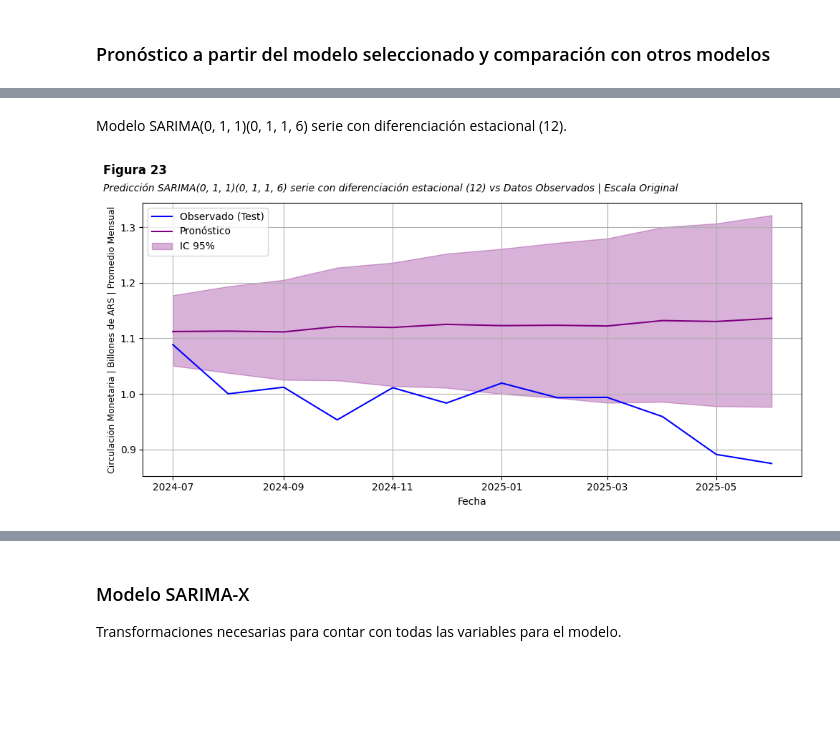
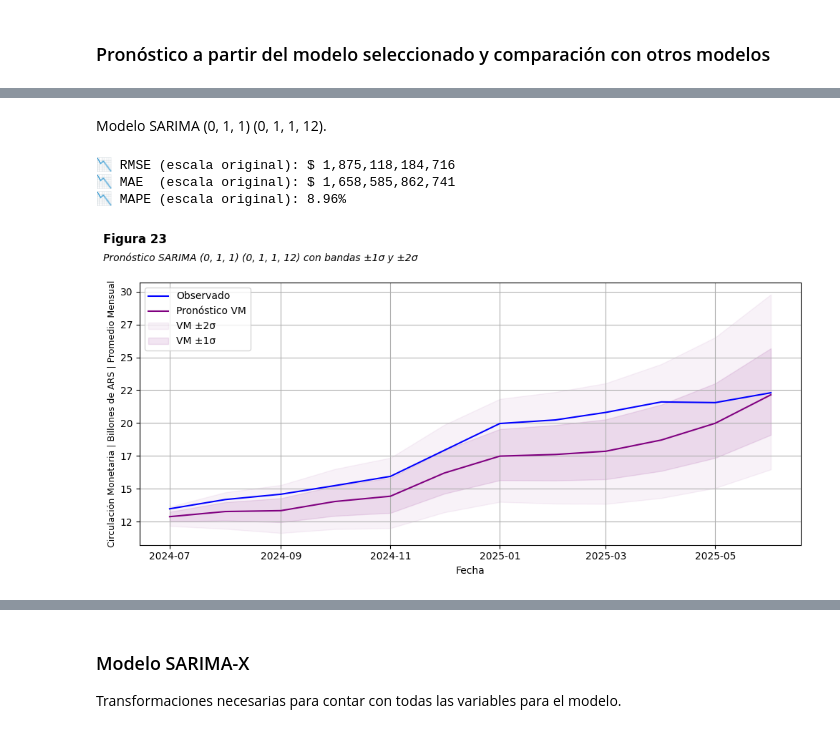
Before and after one commit to georgsmeinung/ast-tp, a Jupyter notebook: AST_TP1_Cancelas_Filipuzzi_Gallardo_Nicolau.ipynb, the cells around one changed output, grey strips where cells are left out. Drawn from its saved outputs; the diff is of its cells as text; code cells hidden in the pictures; blank space fills up the shorter version.

```diff
--- a/AST_TP1_Cancelas_Filipuzzi_Gallardo_Nicolau.ipynb
+++ b/AST_TP1_Cancelas_Filipuzzi_Gallardo_Nicolau.ipynb
@@ -814,8 +810,8 @@ Modelo SARIMA con estacionalidad de 12 meses sobre la serie logarítmica con dif
 # %%
 modelo2 = sm.tsa.SARIMAX(
-    train_12,
+    train,
     order=(0, 1, 1),
-    seasonal_order=(0, 1, 1, 6),
+    seasonal_order=(0, 1, 1, 12),
     enforce_stationarity=False,
     enforce_invertibility=False
 )
@@ -926,3 +922,6 @@ plt.show()
 # %% [markdown]
 ### Pronóstico a partir del modelo seleccionado y comparación con otros modelos
+# %%
+n_test = len(test)
+test_original = np.exp(test)
 # %% [markdown]
@@ -959,34 +979,55 @@ plt.show()
 # %% [markdown]
-Modelo SARIMA(0, 1, 1)(0, 1, 1, 6) serie con diferenciación estacional (12).
+Modelo SARIMA (0, 1, 1) (0, 1, 1, 12).
 # %%
-pred_12 = resultado_12.get_forecast(steps=n_test_12)
+pred_12 = resultado_12.get_forecast(steps=n_test)
 pred_mean_log_12 = pred_12.predicted_mean
+pred_std_log_12 = pred_12.se_mean
 pred_ci_log_12 = pred_12.conf_int()
 
 pred_mean_12 = np.exp(pred_mean_log_12)
 pred_ci_12 = np.exp(pred_ci_log_12)
-test_original_12 = np.exp(test_12)
 
-rmse_12 = np.sqrt(mean_squared_error(test_original_12, pred_mean_12))
-mae_12 = mean_absolute_error(test_original_12, pred_mean_12)
-mape_12 = np.mean(np.abs((test_original_12 - pred_mean_12) / test_original_12)) * 100
+pred_upper_1sd = np.exp(pred_mean_log_12 + pred_std_log_12)
+pred_lower_1sd = np.exp(pred_mean_log_12 - pred_std_log_12)
+pred_upper_2sd = np.exp(pred_mean_log_12 + 2 * pred_std_log_12)
+pred_lower_2sd = np.exp(pred_mean_log_12 - 2 * pred_std_log_12)
+# %%
+mse_12 = mean_squared_error(test_original, pred_mean_12)
+rmse_12 = np.sqrt(mse_12)
+mae_12 = mean_absolute_error(test_original, pred_mean_12)
+mape_12 = np.mean(np.abs((test_original - pred_mean_12) / test_original)) * 100
+
+print(f"📉 RMSE (escala original): $ {rmse_12:,.0f}")
+print(f"📉 MAE  (escala original): $ {mae_12:,.0f}")
+print(f"📉 MAPE (escala original): {mape_12:.2f}%")
+# %% [output]
+📉 RMSE (escala original): $ 1,875,118,184,716
+📉 MAE  (escala original): $ 1,658,585,862,741
+📉 MAPE (escala original): 8.96%
 # %%
 fig = plt.figure(figsize=(10, 5))
-plt.plot(test_original_12.index, test_original_12, label='Observado (Test)', color='blue')
-plt.plot(test_original_12.index, pred_mean_12, label='Pronóstico', color='purple')
-plt.fill_between(test_original_12.index, pred_ci_12.iloc[:, 0], pred_ci_12.iloc[:, 1],
-                 color='purple', alpha=0.3, label='IC 95%')
+ax = fig.add_subplot(111)
+
+ax.plot(test_original.index, test_original, label='Observado', color='blue')
+ax.plot(pred_mean_12.index, pred_mean_12, label='Pronóstico VM', color='purple')
+ax.fill_between(test_original.index, pred_lower_2sd, pred_upper_2sd,
+                color='purple', alpha=0.05, label='VM ±2σ')
+ax.fill_between(test_original.index, pred_lower_1sd, pred_upper_1sd,
+                color='purple', alpha=0.10, label='VM ±1σ')
+ax.set_xlabel("Fecha")
+ax.set_ylabel("Circulación Monetaria | Billones de ARS | Promedio Mensual", fontsize=9)
+ax.yaxis.set_major_formatter(ticker.FuncFormatter(lambda x, pos: f'{int(x / 1e12)}'))
+ax.legend()
+ax.grid(True)
+
 fig.text(0.01, 0.96, "Figura 23", fontsize=12, fontweight='bold', ha='left')
-fig.text(0.01, 0.91, "Predicción SARIMA(0, 1, 1)(0, 1, 1, 6) serie con diferenciación estacional (12) vs Datos Observados | Escala Original", fontsize=10, style='italic', ha='left')
-plt.xlabel("Fecha")
-plt.ylabel("Circulación Monetaria | Billones de ARS | Promedio Mensual", fontsize=9)
-plt.legend()
-plt.grid(True)
-plt.tight_layout()
-plt.subplots_adjust(top=0.88)
+fig.text(0.01, 0.91, "Pronóstico SARIMA (0, 1, 1) (0, 1, 1, 12) con bandas ±1σ y ±2σ",
+         fontsize=10, style='italic', ha='left')
+
+plt.tight_layout(rect=[0, 0, 1, 0.88])
 plt.show()
 # %% [output]
-[figure, old version]
+[figure, new version]
 # %%
 resultados_modelos = pd.DataFrame([
     {
```
Also changed, not shown: parts of 70 cells of this notebook.
